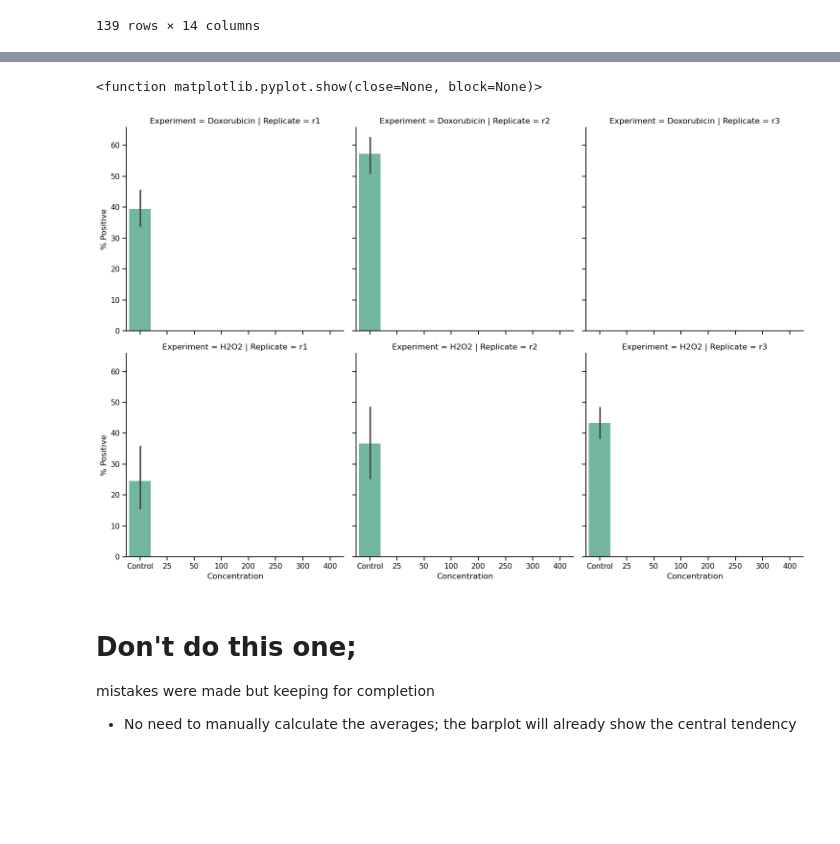
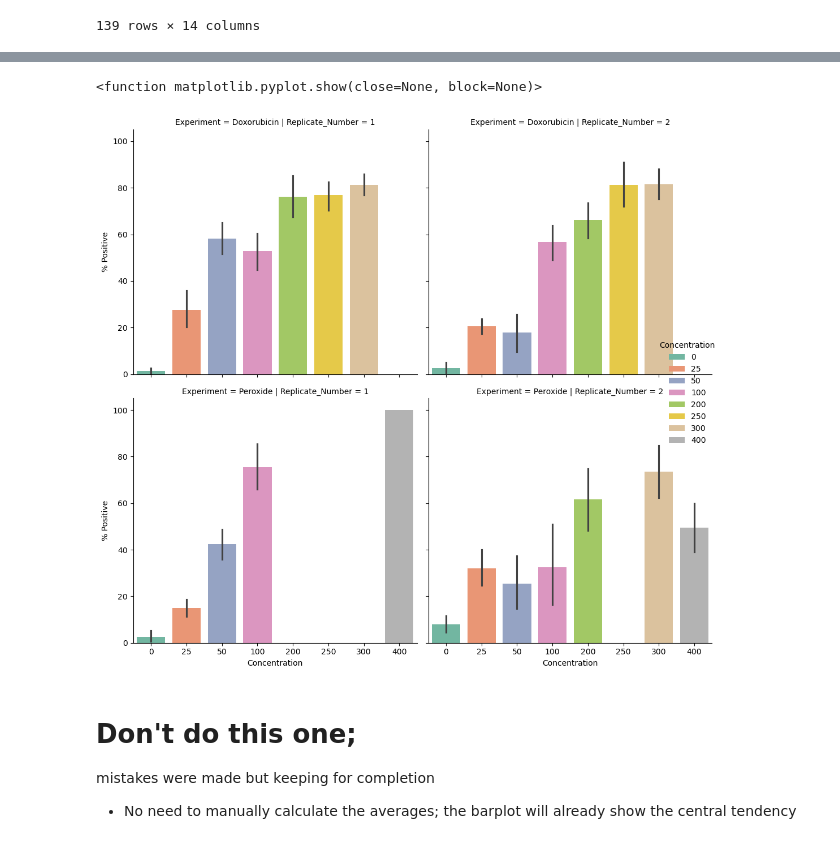
Before and after one commit to allielas/HTP_fibroblasts_mitolyso, a Jupyter notebook: BetaGal.ipynb, the cells around one changed output, grey strips where cells are left out. Saved outputs shown, nothing was run; the diff lists cells and outputs as text; code cells hidden in the pictures; blank space fills up the shorter version.

```diff
--- a/BetaGal.ipynb
+++ b/BetaGal.ipynb
@@ -69,16 +69,18 @@ display(pass_df)
 139 rows × 14 columns
 # %%
 # Load the CSV files into a pandas DataFrame
-df_r1 = pd.read_csv('/mnt/bigdisk1/AllieSpangaro/Senesence_Classification/Results/Xgal_Optimization _Concentrations_R1.csv')
-df_r2 = pd.read_csv('/mnt/bigdisk1/AllieSpangaro/Senesence_Classification/Results/Xgal_Optimization _Concentrations_R2.csv')
-df_r3 = pd.read_csv('/mnt/bigdisk1/AllieSpangaro/Senesence_Classification/Results/Xgal_Optimization _Concentrations_R3.csv')
+import os, glob
+data_folder = '/Users/allielas/Desktop/Active Projects/Image Analysis/BetaGalData'
+csvs = os.path.join(data_folder, '*.csv')
+reps = []
 
-#add the replicate number to each df and concatenate them into the main df
-df_r1["Replicate"] = "r1"
-df_r2["Replicate"] = "r2"
-df_r3["Replicate"] = "r3"
+csv_list = glob.glob(csvs)
+for i, file in enumerate(csv_list):
+    df = pd.read_csv(file)
+    df['Replicate_Number'] = i+1
+    reps.append(df)
 
-df = pd.concat([df_r1,df_r2,df_r3], ignore_index=True).reset_index(drop=True)
+combined_df = pd.concat(reps, ignore_index=True)
 
-df.tail()
+display(combined_df)
 # %% [output]
@@ -91,15 +100,9 @@ df.tail()
 # %%
 #Now make a column to group by Doxo and its control (DMSO) and H2O2 and its control (water)
-
-df["Experiment"] = df["Condition"].apply(lambda x: "Doxorubicin" if x == "DMSO" or x == "Doxo" else "H2O2").copy()
-#Also remove nans to make it so Concentration has a control value
-df['Concentration'] = df['Concentration'].fillna('control')
-
-
 # Define the order of the categories
-doxo_conc_order = ['control', '25', '50', '100', '200', '250', '300']
-peroxide_conc_order = ['control', '25', '50', '100', '200', '300','400']
-full_order = ['control', '25', '50', '100', '200', '250', '300','400']
+doxo_conc_order = ['0', '25', '50', '100', '200', '250', '300']
+peroxide_conc_order = ['0', '25', '50', '100', '200', '300','400']
+full_order = ['0', '25', '50', '100', '200', '250', '300','400']
 
 # can also do subset_df = df[df['Condition'].isin(['A', 'B'])]
 doxo_df = df[df['Experiment'].isin(['Doxorubicin'])].copy()
@@ -107,7 +110,7 @@ peroxide_df = df[df['Experiment'].isin(['H2O2'])].copy()
 # filter DFs to only have their categories
 doxo_df['Concentration'] = pd.Categorical(doxo_df['Concentration'], categories=doxo_conc_order, ordered=True)
 peroxide_df['Concentration'] = pd.Categorical(peroxide_df['Concentration'], categories=peroxide_conc_order, ordered=True)
-df['Concentration'] = pd.Categorical(df['Concentration'], categories=full_order, ordered=True)
+combined_df['Concentration'] = pd.Categorical(combined_df['Concentration'], categories=full_order, ordered=True)
 
 
 
@@ -323,12 +312,12 @@ fig.savefig("ConcentrationBoxplots.png")
 # %%
-sns.catplot(data=df, x="Concentration", y="% Positive", hue = "Concentration", row = 'Experiment',col = "Replicate", kind="bar", palette="Set2")
+sns.catplot(data=combined_df, x="Concentration", y="% Positive", hue = "Concentration", row = 'Experiment',col = "Replicate_Number", kind="bar", palette="Set2")
 plt.gcf()
 plt.tight_layout()
 plt.savefig("BetaGalData4x4.png")
 plt.show
 # %% [output]
 <function matplotlib.pyplot.show(close=None, block=None)>
-[figure, old version]
+[figure, new version]
 # %% [markdown]
 # Don't do this one;
 mistakes were made but keeping for completion
```
Also changed, not shown: parts of 7 cells of this notebook, 4 other files.
